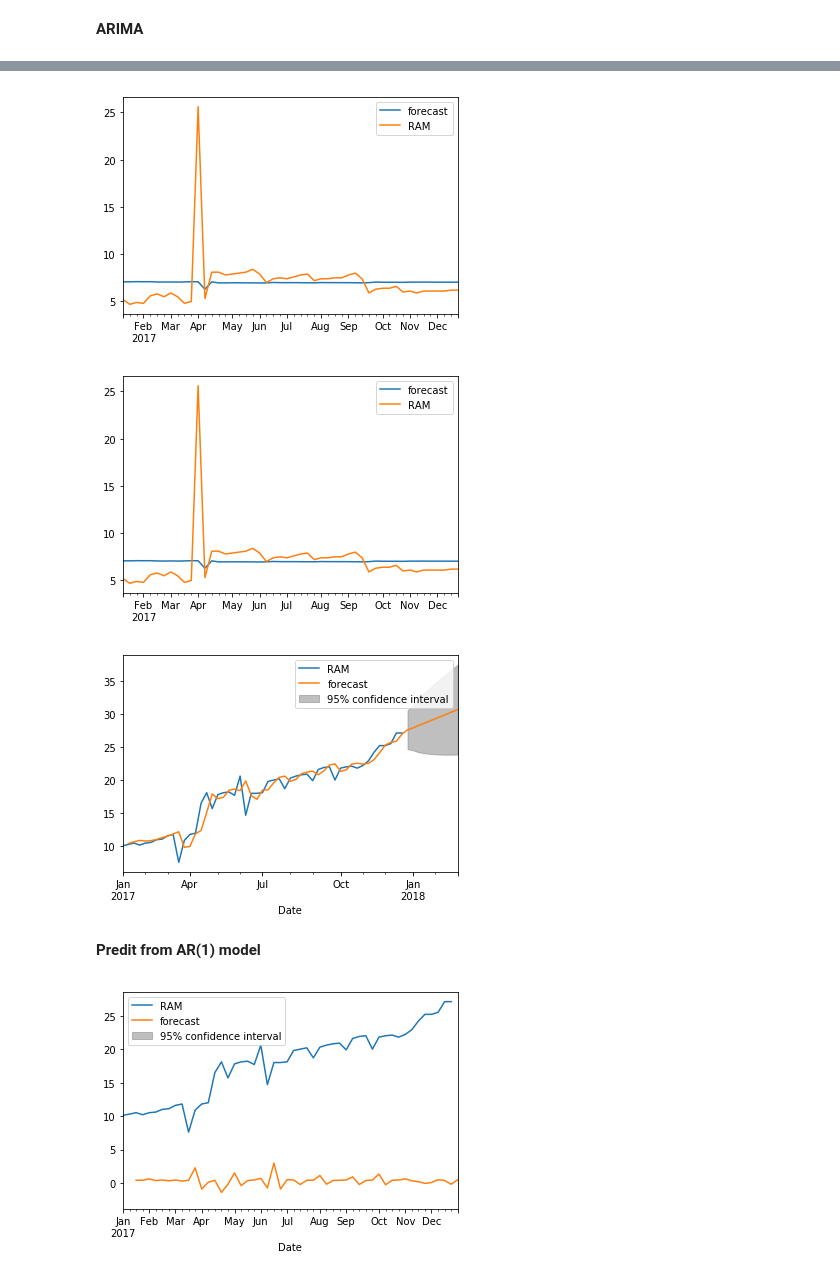
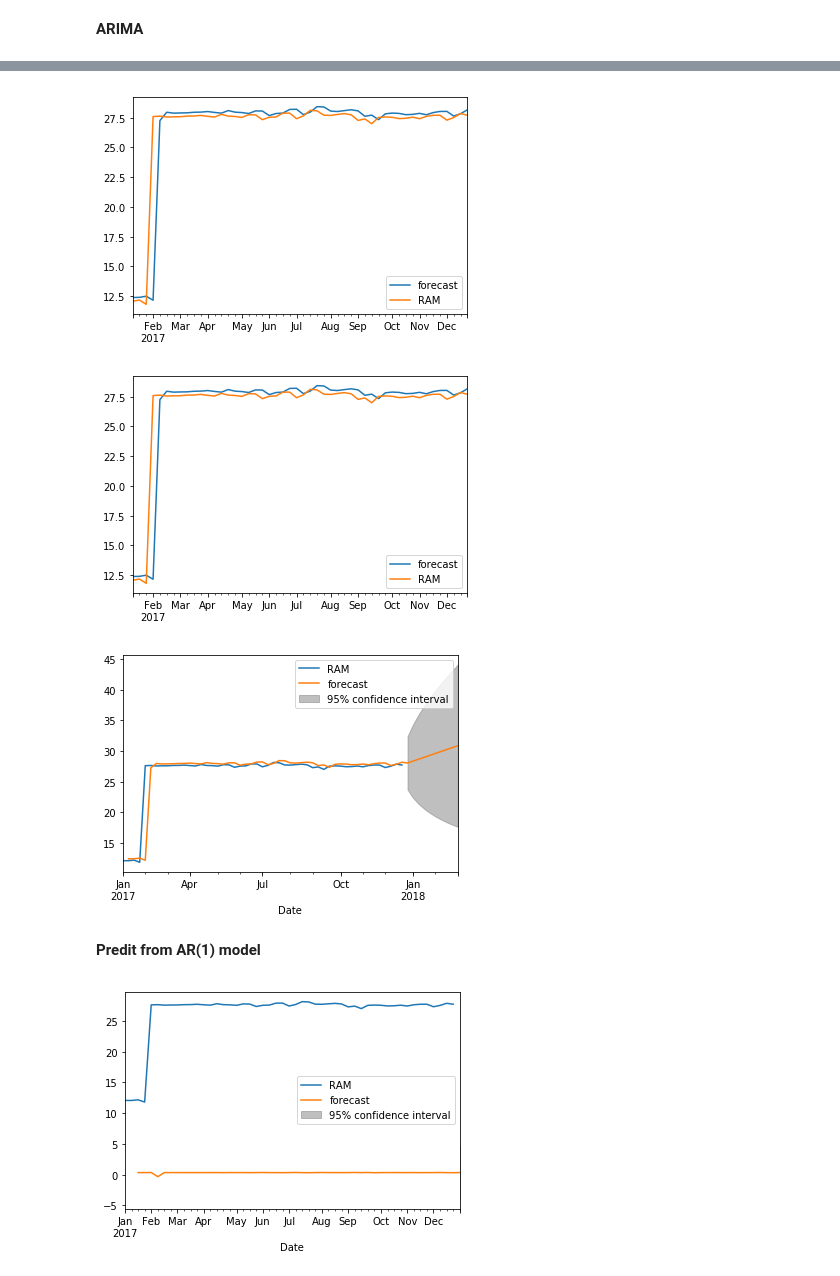
Before and after one commit to datatcy/Frank, a Jupyter notebook: projects/final-project/03-exploratory-analysis/DSPMd08RAM.ipynb, the cells around one changed output, grey strips where cells are left out. Saved outputs shown, nothing was run; the diff lists cells and outputs as text; code cells hidden in the pictures.

```diff
--- a/projects/final-project/03-exploratory-analysis/DSPMd08RAM.ipynb
+++ b/projects/final-project/03-exploratory-analysis/DSPMd08RAM.ipynb
@@ -15,5 +15,5 @@ mdl.head().sort_values('Date')
 | 3 | CALBIPRD01 | Wk 4 | 0.0850 | 5.7 | 2017-01-28 |
 | 4 | CALBIPRD01 | Wk 5 | 0.1200 | 6.2 | 2017-02-04 |
 # %%
-mdl08=mdl[mdl['Server Name']=='CALBIPRD08']
+mdlsql=mdl[mdl['Server Name']=='CALMFRRSQL']
 # %% [markdown]
@@ -26,7 +26,7 @@ mdl08.plot(kind='line', figsize=(50,10), fontsize=30 , legend=True, linewidth=5.
 # %%
-mdl08.set_index('Date', inplace=True)
-mdl08['Month']= mdl08.index.month
-mdl08['Day']=mdl08.index.day
+mdlsql.set_index('Date', inplace=True)
+mdlsql['Month']= mdlsql.index.month
+mdlsql['Day']=mdlsql.index.day
 # %% [output]
 A value is trying to be set on a copy of a slice from a DataFrame.
 Try using .loc[row_indexer,col_indexer] = value instead
@@ -157,9 +157,9 @@ mdl08['RAM'].dropna().diff(1).dropna().plot()
 # %%
 from statsmodels.tsa.arima_model import ARMA
 
-mdl08a = mdl08[['RAM']].dropna().diff(1).dropna().astype(float)
-#mdl08a = mdl08[['RAM']].dropna().astype(float)
-modela = ARMA(mdl08a, (1,0)).fit() # if coef is >1 then use diff, check this coef is ~ coef of autocorrlation
+mdlsqla = mdlsql[['RAM']].dropna().diff(1).dropna().astype(float)
+#mdlsqla = mdlsql[['RAM']].dropna().astype(float)
+modela = ARMA(mdlsqla, (1,0)).fit() # if coef is >1 then use diff, check this coef is ~ coef of autocorrlation
 modela.summary()
 # %% [output]
 ARMA Model Results
@@ -232,8 +232,8 @@ plot_acf(modelm.resid, lags=24)
 <b>ARIMA</b>
 # %%
 from statsmodels.tsa.arima_model import ARIMA
-mdl08 = mdl08[['RAM']].dropna().astype(float)
-model = ARIMA(mdl08, (1, 1, 0)).fit()
+mdlsql = mdlsql[['RAM']].dropna().astype(float)
+model = ARIMA(mdlsql, (1, 1, 0)).fit()
 model.summary()
 # %% [output]
 ARIMA Model Results
@@ -274,24 +274,24 @@ mdl08['RAM'].dropna().diff(1).dropna().plot()
 # %%
 model.plot_predict(1, 50)
 # %% [output]
-[figure, old version]
+[figure, new version]
-[figure, old version]
+[figure, new version]
 # %%
 import matplotlib.pyplot as plt
 fig, ax = plt.subplots()
-ax = mdl08['RAM'].dropna().plot(ax=ax)
+ax = mdlsql['RAM'].dropna().plot(ax=ax)
 fig = model.plot_predict(1,60, ax=ax, plot_insample=False)
 # %% [output]
-[figure, old version]
+[figure, new version]
 # %% [markdown]
 <b>Predit from AR(1) model</b>
 # %%
 import matplotlib.pyplot as plt
 fig, ax = plt.subplots()
-ax = mdl08['RAM'].dropna().plot(ax=ax)
+ax = mdlsql['RAM'].dropna().plot(ax=ax)
 fig = modela.plot_predict(1,50, ax=ax, plot_insample=False)
 # %% [output]
-[figure, old version]
+[figure, new version]
 # %%
 modela.plot_predict(1, 60)
 # %% [output]
```
Also changed, not shown: parts of 28 cells of this notebook, 4 other files.
